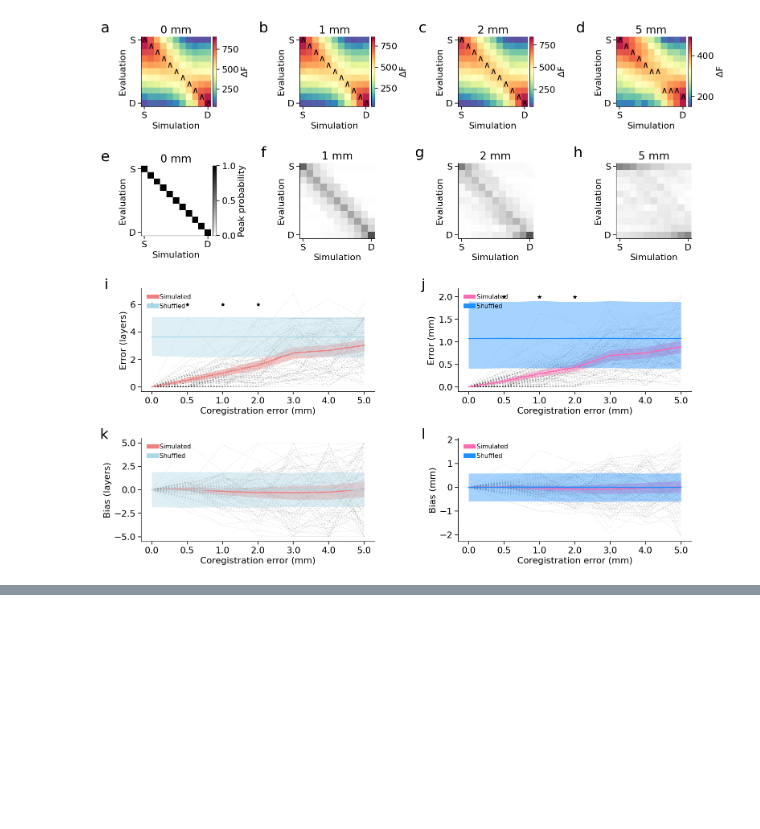
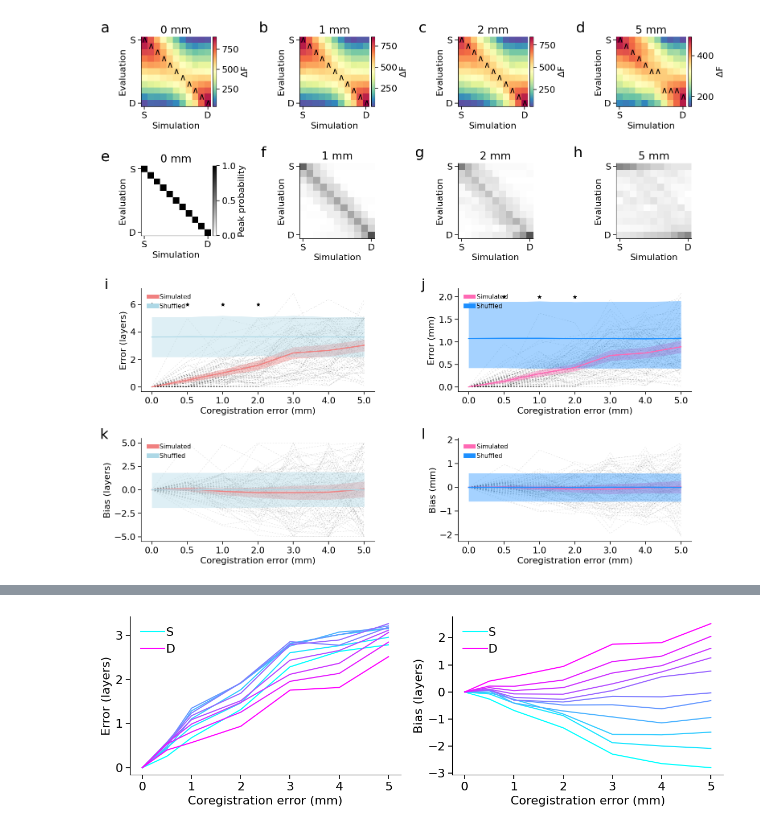
Before and after one commit to Ishita19801/multilaminar_sim, a Jupyter notebook: figures/plot_figure_03_coreg_error.ipynb, the cells around one changed output, grey strips where cells are left out. Drawn from its saved outputs; the diff is of its cells as text; code cells hidden in the pictures; blank space fills up the shorter version.

```diff
--- a/figures/plot_figure_03_coreg_error.ipynb
+++ b/figures/plot_figure_03_coreg_error.ipynb
@@ -548,0 +551,38 @@ Text(0, 0.5, 'Diagonality')
+# %%
+all_layer_err=np.zeros((len(coreg_range),100,11))
+all_layer_bias=np.zeros((len(coreg_range),100,11))
+for c_idx, coreg_error in enumerate(coreg_range):
+    error = np.array(coreg_files.loc[coreg_files.coreg_error == coreg_error].error.to_list())
+    bias = np.array(coreg_files.loc[coreg_files.coreg_error == coreg_error].bias.to_list())
+    all_layer_err[c_idx,:,:]=error
+    all_layer_bias[c_idx,:,:]=bias
+# %%
+col_r = plt.cm.cool(np.linspace(0,1, num=n_layers))
+plt.figure(figsize=(12,4))
+ax=plt.subplot(1,2,1)
+for i in range(n_layers):
+    label=None
+    if i==0:
+        label='S'
+    elif i==n_layers-1:
+        label='D'
+    plt.plot(coreg_range, np.mean(all_layer_err[:,:,i],axis=1), color=col_r[i,:], label=label)
+ax.legend()
+ax.set_ylabel('Error (layers)')
+ax.set_xlabel('Coregistration error (mm)')
+
+ax=plt.subplot(1,2,2)
+for i in range(n_layers):
+    label=None
+    if i==0:
+        label='S'
+    elif i==n_layers-1:
+        label='D'
+    plt.plot(coreg_range, np.mean(all_layer_bias[:,:,i],axis=1), color=col_r[i,:], label=label)
+ax.legend()
+ax.set_ylabel('Bias (layers)')
+ax.set_xlabel('Coregistration error (mm)')
+plt.tight_layout()
+plt.savefig(f"figure_SX_coreg_error_layers.pdf")
+# %% [output]
+[figure, added]
```
Also changed, not shown: parts of 4 cells of this notebook, 1 other file.
